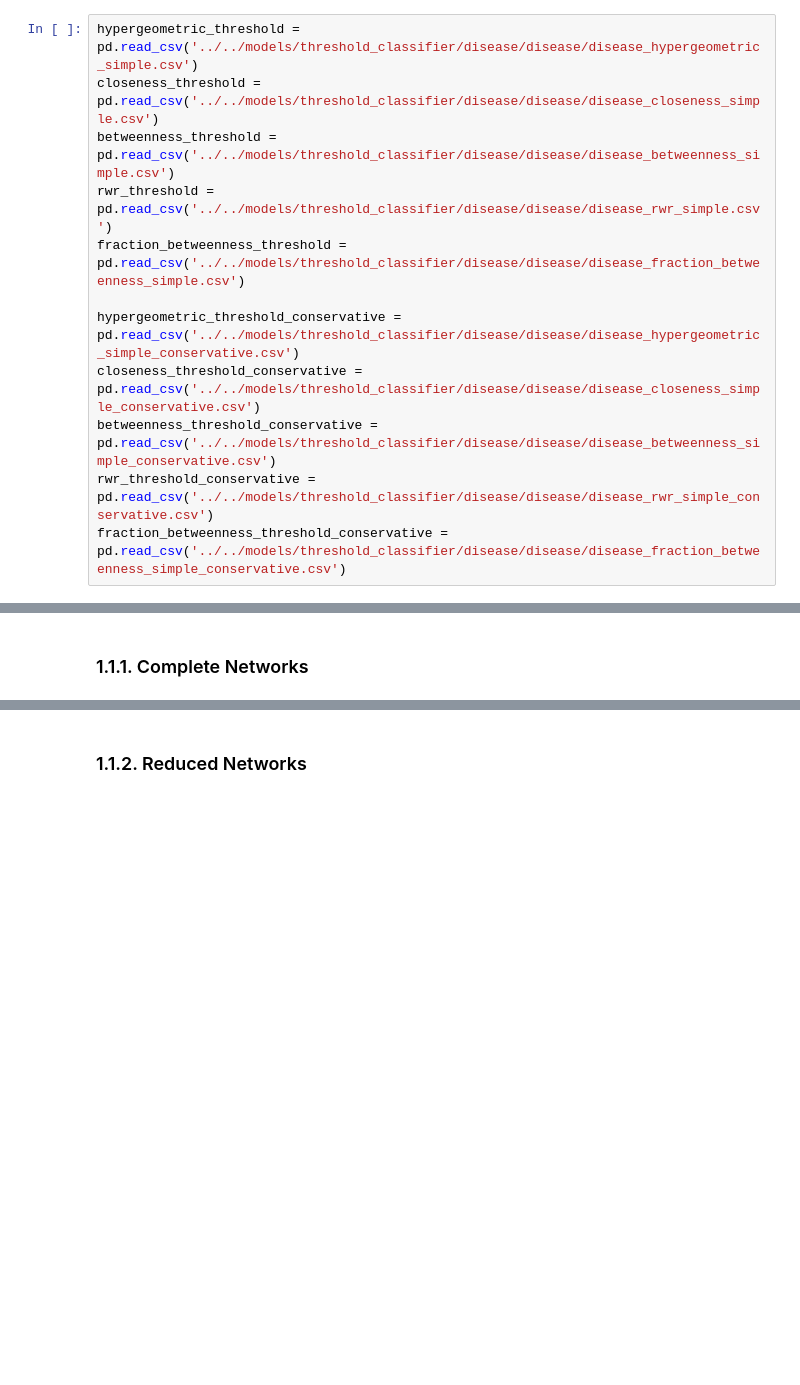
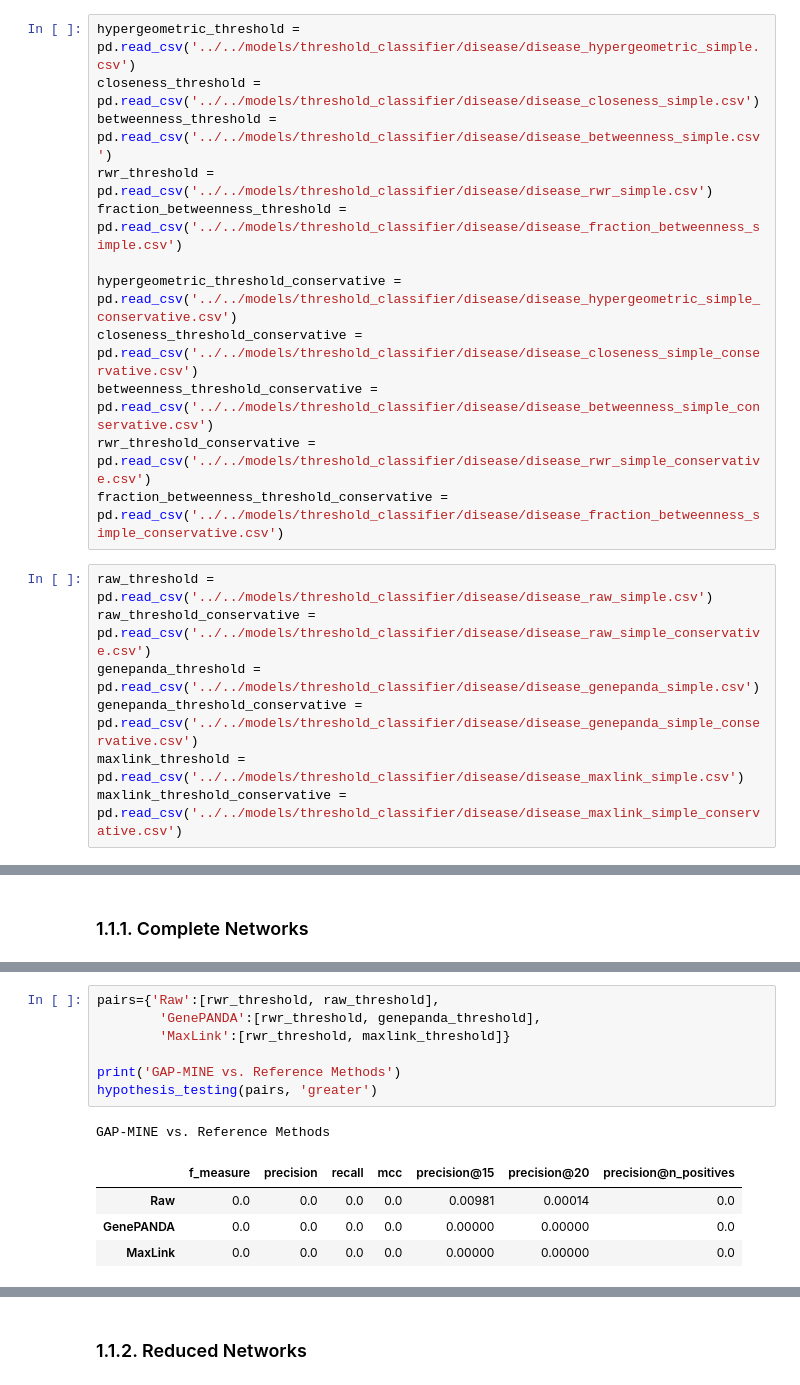
Before and after one commit to joanismi/GAP-MINE, a Jupyter notebook: python/src/visualization/Wilcoxon Tests.ipynb, the cells around one changed output, grey strips where cells are left out. Cells and saved outputs as stored; diff of their text form; blank space fills up the shorter version.

```diff
--- a/python/src/visualization/Wilcoxon Tests.ipynb
+++ b/python/src/visualization/Wilcoxon Tests.ipynb
@@ -51,17 +55,24 @@ process_rwr_protein80_proba_fs = pd.read_csv('../../models/GAP-MINE/process/prob
 # %% [markdown]
 - Threshold Classifier
 # %%
-hypergeometric_threshold = pd.read_csv('../../models/threshold_classifier/disease/disease/disease_hypergeometric_simple.csv')
-closeness_threshold = pd.read_csv('../../models/threshold_classifier/disease/disease/disease_closeness_simple.csv')
-betweenness_threshold = pd.read_csv('../../models/threshold_classifier/disease/disease/disease_betweenness_simple.csv')
-rwr_threshold = pd.read_csv('../../models/threshold_classifier/disease/disease/disease_rwr_simple.csv')
-fraction_betweenness_threshold = pd.read_csv('../../models/threshold_classifier/disease/disease/disease_fraction_betweenness_simple.csv')
+hypergeometric_threshold = pd.read_csv('../../models/threshold_classifier/disease/disease_hypergeometric_simple.csv')
+closeness_threshold = pd.read_csv('../../models/threshold_classifier/disease/disease_closeness_simple.csv')
+betweenness_threshold = pd.read_csv('../../models/threshold_classifier/disease/disease_betweenness_simple.csv')
+rwr_threshold = pd.read_csv('../../models/threshold_classifier/disease/disease_rwr_simple.csv')
+fraction_betweenness_threshold = pd.read_csv('../../models/threshold_classifier/disease/disease_fraction_betweenness_simple.csv')
 
-hypergeometric_threshold_conservative = pd.read_csv('../../models/threshold_classifier/disease/disease/disease_hypergeometric_simple_conservative.csv')
-closeness_threshold_conservative = pd.read_csv('../../models/threshold_classifier/disease/disease/disease_closeness_simple_conservative.csv')
-betweenness_threshold_conservative = pd.read_csv('../../models/threshold_classifier/disease/disease/disease_betweenness_simple_conservative.csv')
-rwr_threshold_conservative = pd.read_csv('../../models/threshold_classifier/disease/disease/disease_rwr_simple_conservative.csv')
-fraction_betweenness_threshold_conservative = pd.read_csv('../../models/threshold_classifier/disease/disease/disease_fraction_betweenness_simple_conservative.csv')
+hypergeometric_threshold_conservative = pd.read_csv('../../models/threshold_classifier/disease/disease_hypergeometric_simple_conservative.csv')
+closeness_threshold_conservative = pd.read_csv('../../models/threshold_classifier/disease/disease_closeness_simple_conservative.csv')
+betweenness_threshold_conservative = pd.read_csv('../../models/threshold_classifier/disease/disease_betweenness_simple_conservative.csv')
+rwr_threshold_conservative = pd.read_csv('../../models/threshold_classifier/disease/disease_rwr_simple_conservative.csv')
+fraction_betweenness_threshold_conservative = pd.read_csv('../../models/threshold_classifier/disease/disease_fraction_betweenness_simple_conservative.csv')
+# %%
+raw_threshold = pd.read_csv('../../models/threshold_classifier/disease/disease_raw_simple.csv')
+raw_threshold_conservative = pd.read_csv('../../models/threshold_classifier/disease/disease_raw_simple_conservative.csv')
+genepanda_threshold = pd.read_csv('../../models/threshold_classifier/disease/disease_genepanda_simple.csv')
+genepanda_threshold_conservative = pd.read_csv('../../models/threshold_classifier/disease/disease_genepanda_simple_conservative.csv')
+maxlink_threshold = pd.read_csv('../../models/threshold_classifier/disease/disease_maxlink_simple.csv')
+maxlink_threshold_conservative = pd.read_csv('../../models/threshold_classifier/disease/disease_maxlink_simple_conservative.csv')
 # %% [markdown]
 - Logistic Regression Classifier
 # %%
@@ -184,3 +195,16 @@ Probability FS vs. Threshold (Conservative)
 | Betweenness | 0.99758 | 0.96836 | 0.99999 | 0.43313 | 0.81149 | 0.60725 | 0.55846 |
 | Fraction Betweenness | 1.00000 | 1.00000 | 0.00000 | 1.00000 | 1.00000 | 1.00000 | 1.00000 |
 | RWR | 0.88814 | 0.00085 | 0.99998 | 0.91353 | 0.00000 | 0.00000 | 0.00000 |
+# %%
+pairs={'Raw':[rwr_threshold, raw_threshold],
+        'GenePANDA':[rwr_threshold, genepanda_threshold],
+        'MaxLink':[rwr_threshold, maxlink_threshold]}
+
+print('GAP-MINE vs. Reference Methods')
+hypothesis_testing(pairs, 'greater')
+# %% [output]
+GAP-MINE vs. Reference Methods
+|  | f_measure | precision | recall | mcc | precision@15 | precision@20 | precision@n_positives |
+| Raw | 0.0 | 0.0 | 0.0 | 0.0 | 0.00981 | 0.00014 | 0.0 |
+| GenePANDA | 0.0 | 0.0 | 0.0 | 0.0 | 0.00000 | 0.00000 | 0.0 |
+| MaxLink | 0.0 | 0.0 | 0.0 | 0.0 | 0.00000 | 0.00000 | 0.0 |
```
Also changed, not shown: parts of 9 cells of this notebook, 42 other files.
